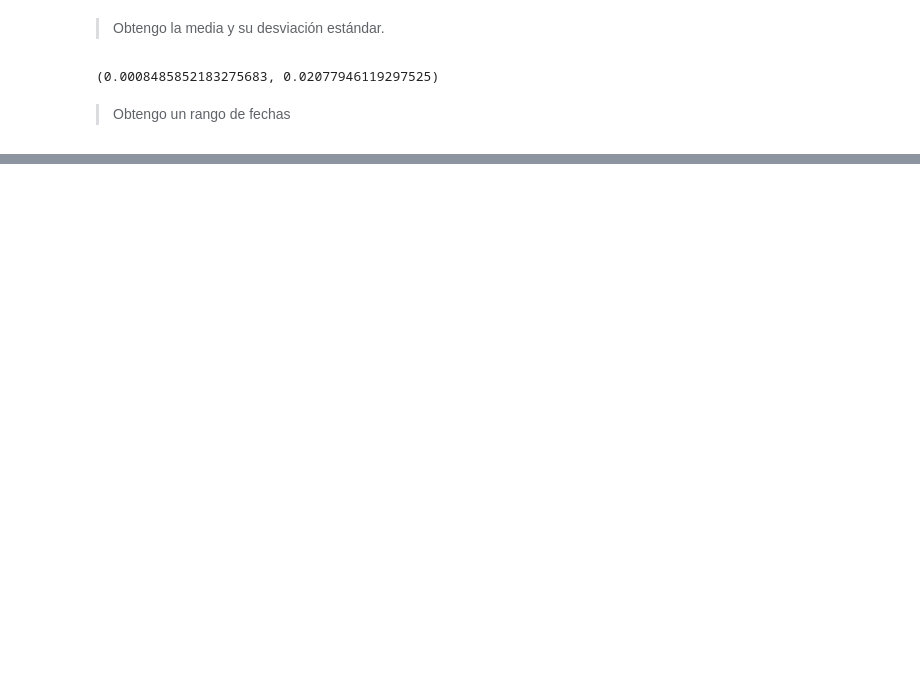
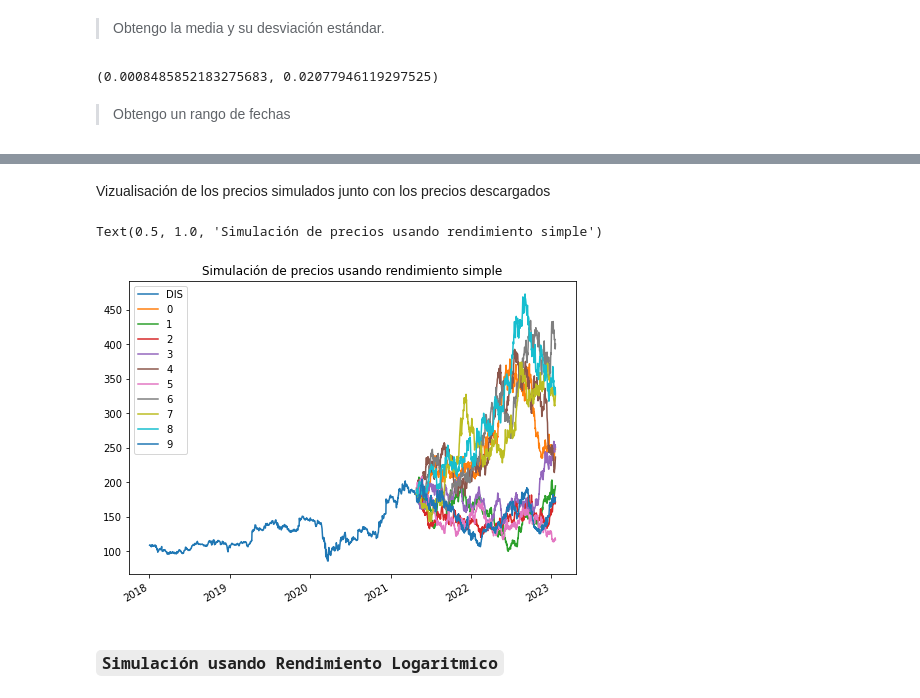
Before and after one commit to JuanPablo2019/Tarea9, a Jupyter notebook: Tarea9.ipynb, the cells around one changed output, grey strips where cells are left out. Cells and saved outputs as stored; diff of their text form; code cells hidden in the pictures; blank space fills up the shorter version.

```diff
--- a/Tarea9.ipynb
+++ b/Tarea9.ipynb
@@ -181,0 +206,9 @@ ndays
+# %%
+# Para que sea diario
+dt = 1
+
+Z = np.random.randn(ndays,nscen)
+
+#Simulación de los rendimientos
+ret_dt = pd.DataFrame(Z*sigma*np.sqrt(dt)+mu*dt,index=dates)
+ret_dt
@@ -181,0 +246,14 @@ ndays
+# %%
+# Simulando el precio
+S_0 = closes_dis.iloc[-1,0]
+S_T = S_0*(1+ret_dt).cumprod()
+# %% [markdown]
+Vizualisación de los precios simulados junto con los precios descargados
+# %%
+pd.concat([closes_dis,S_T.iloc[:,:10]]).plot(figsize=(8,6));
+plt.title('Simulación de precios usando rendimiento simple')
+# %% [output]
+Text(0.5, 1.0, 'Simulación de precios usando rendimiento simple')
+[figure, added]
+# %% [markdown]
+### `Simulación usando Rendimiento Logaritmico`
```
Also changed, not shown: parts of 34 cells of this notebook.
